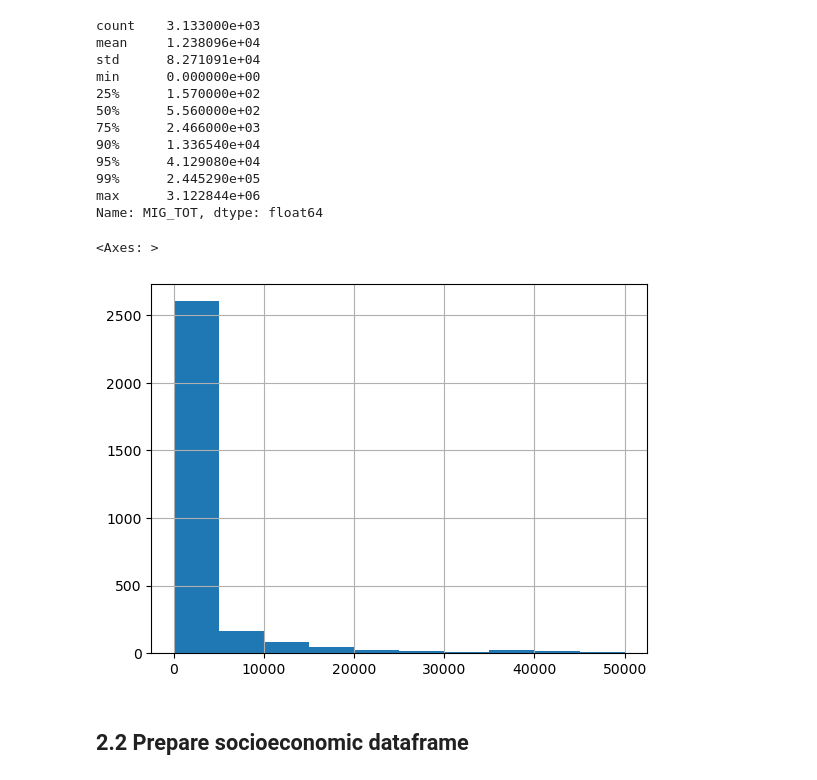
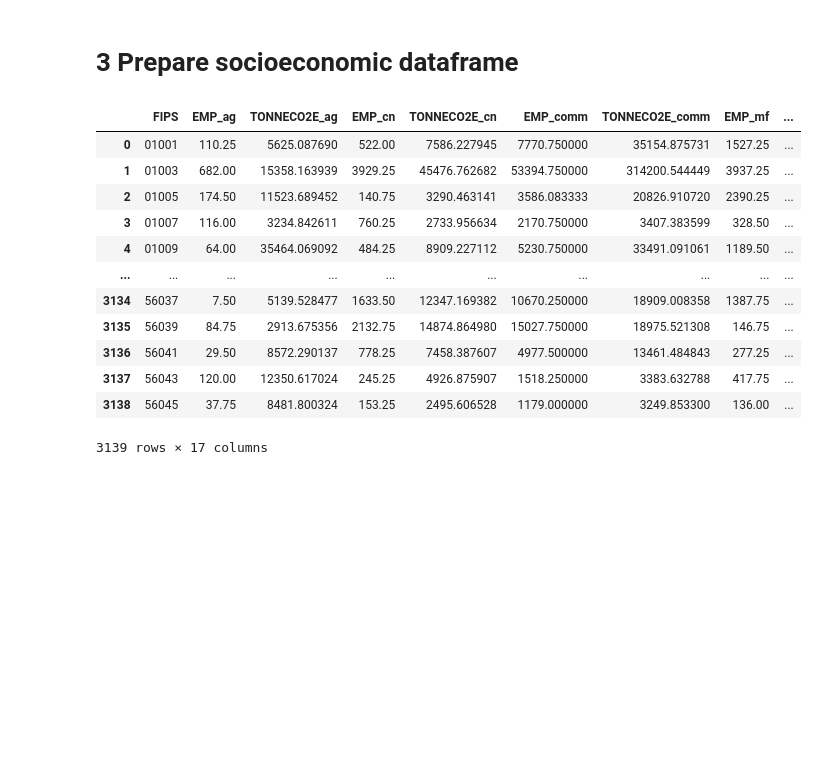
Before and after one commit to kailingraham/ecf-vis-tool, a Jupyter notebook: my-app/static/2024-01-17_ecf-vis-tool_dataprep.ipynb, the cells around one changed output. Drawn from its saved outputs; the diff is of its cells as text; code cells hidden in the pictures; blank space fills up the shorter version.

Commit message:
Update data cleaning

```diff
--- a/my-app/static/2024-01-17_ecf-vis-tool_dataprep.ipynb
+++ b/my-app/static/2024-01-17_ecf-vis-tool_dataprep.ipynb
@@ -39 +11,32 @@ ec_coal
+# %%
+# Read in ECF, demographic, and IRA classification data and merge together
+totalECF_demo = pd.read_csv(
+    'totalECF_demo.csv',
+    index_col=0,
+    dtype={'FIPS': str, 'FIPSTATE': str}
+)
+
+ECF_sector = pd.read_csv(
+    'https://raw.githubusercontent.com/kailingraham/GrahamKnittel_EmploymentCarbonFootprints_Data/main/ECF_sector.csv',
+    index_col=0,
+    dtype={'FIPS': str, 'FIPSTATE': str}
+)
+ECF_sector = ECF_sector.rename(
+    columns={'tonneCO2e_eff_peremp_avg': 'ECF',
+             'tonneCO2e_eff_peremp_avg_log10': 'ECF_log10'}
+)
+ECF_sector['tonneCO2e_eff_avg'] = ECF_sector.tonCO2e_eff_avg * 0.907185
+
+ira_counties_ecf = pd.read_csv(
+    'ira_counties_ecf.csv',
+    index_col=0,
+    dtype={'FIPS': str, 'FIPSTATE': str}
+)
+
+totalECF_demo = totalECF_demo.merge(
+    ira_counties_ecf[[
+        col for col in ira_counties_ecf.columns if col not in totalECF_demo.columns] + ['FIPS']],
+    on='FIPS',
+    how='left'
+)
 # %% [markdown]
@@ -174,22 +118,31 @@ map_gdf.ECF_log10.max()
-# %%
-print(map_gdf.MIG_TOT.describe(percentiles=[0.25, 0.5, 0.75, 0.9, 0.95, 0.99]))
-map_gdf.MIG_TOT.hist(range=(0,50000))
-# %% [output]
-count    3.133000e+03
-mean     1.238096e+04
-std      8.271091e+04
-min      0.000000e+00
-25%      1.570000e+02
-50%      5.560000e+02
-75%      2.466000e+03
-90%      1.336540e+04
-95%      4.129080e+04
-99%      2.445290e+05
-max      3.122844e+06
-Name: MIG_TOT, dtype: float64
-<Axes: >
-[figure, removed]
 # %% [markdown]
-## 2.2 Prepare socioeconomic dataframe
+# 3 Prepare socioeconomic dataframe
+# %%
+socioec_ECF_sectoral = ECF_sector.pivot_table(
+    index='FIPS',
+    columns='sector',
+    values=['Emp', 'tonneCO2e_eff_avg']
+).reset_index()
+
+for sector in ECF_sector.sector.unique():
+    socioec_ECF_sectoral[f'EMP_{sector}'] = socioec_ECF_sectoral[('Emp', sector)]
+    socioec_ECF_sectoral[f'TONNECO2E_{sector}'] = socioec_ECF_sectoral[('tonneCO2e_eff_avg', sector)]
+socioec_ECF_sectoral = socioec_ECF_sectoral.drop(
+    columns=['Emp', 'tonneCO2e_eff_avg']).droplevel(level=1, axis=1)
+socioec_ECF_sectoral
+# %% [output]
+|  | FIPS | EMP_ag | TONNECO2E_ag | EMP_cn | TONNECO2E_cn | EMP_comm | TONNECO2E_comm | EMP_mf | ... |
+| 0 | 01001 | 110.25 | 5625.087690 | 522.00 | 7586.227945 | 7770.750000 | 35154.875731 | 1527.25 | ... |
+| 1 | 01003 | 682.00 | 15358.163939 | 3929.25 | 45476.762682 | 53394.750000 | 314200.544449 | 3937.25 | ... |
+| 2 | 01005 | 174.50 | 11523.689452 | 140.75 | 3290.463141 | 3586.083333 | 20826.910720 | 2390.25 | ... |
+| 3 | 01007 | 116.00 | 3234.842611 | 760.25 | 2733.956634 | 2170.750000 | 3407.383599 | 328.50 | ... |
+| 4 | 01009 | 64.00 | 35464.069092 | 484.25 | 8909.227112 | 5230.750000 | 33491.091061 | 1189.50 | ... |
+| ... | ... | ... | ... | ... | ... | ... | ... | ... | ... |
+| 3134 | 56037 | 7.50 | 5139.528477 | 1633.50 | 12347.169382 | 10670.250000 | 18909.008358 | 1387.75 | ... |
+| 3135 | 56039 | 84.75 | 2913.675356 | 2132.75 | 14874.864980 | 15027.750000 | 18975.521308 | 146.75 | ... |
+| 3136 | 56041 | 29.50 | 8572.290137 | 778.25 | 7458.387607 | 4977.500000 | 13461.484843 | 277.25 | ... |
+| 3137 | 56043 | 120.00 | 12350.617024 | 245.25 | 4926.875907 | 1518.250000 | 3383.632788 | 417.75 | ... |
+| 3138 | 56045 | 37.75 | 8481.800324 | 153.25 | 2495.606528 | 1179.000000 | 3249.853300 | 136.00 | ... |
+3139 rows × 17 columns
 # %%
 # Filter out columns needed for the socioeconomic pop-up dashboard
```
Also changed, not shown: parts of 13 cells of this notebook, 4 other files.
